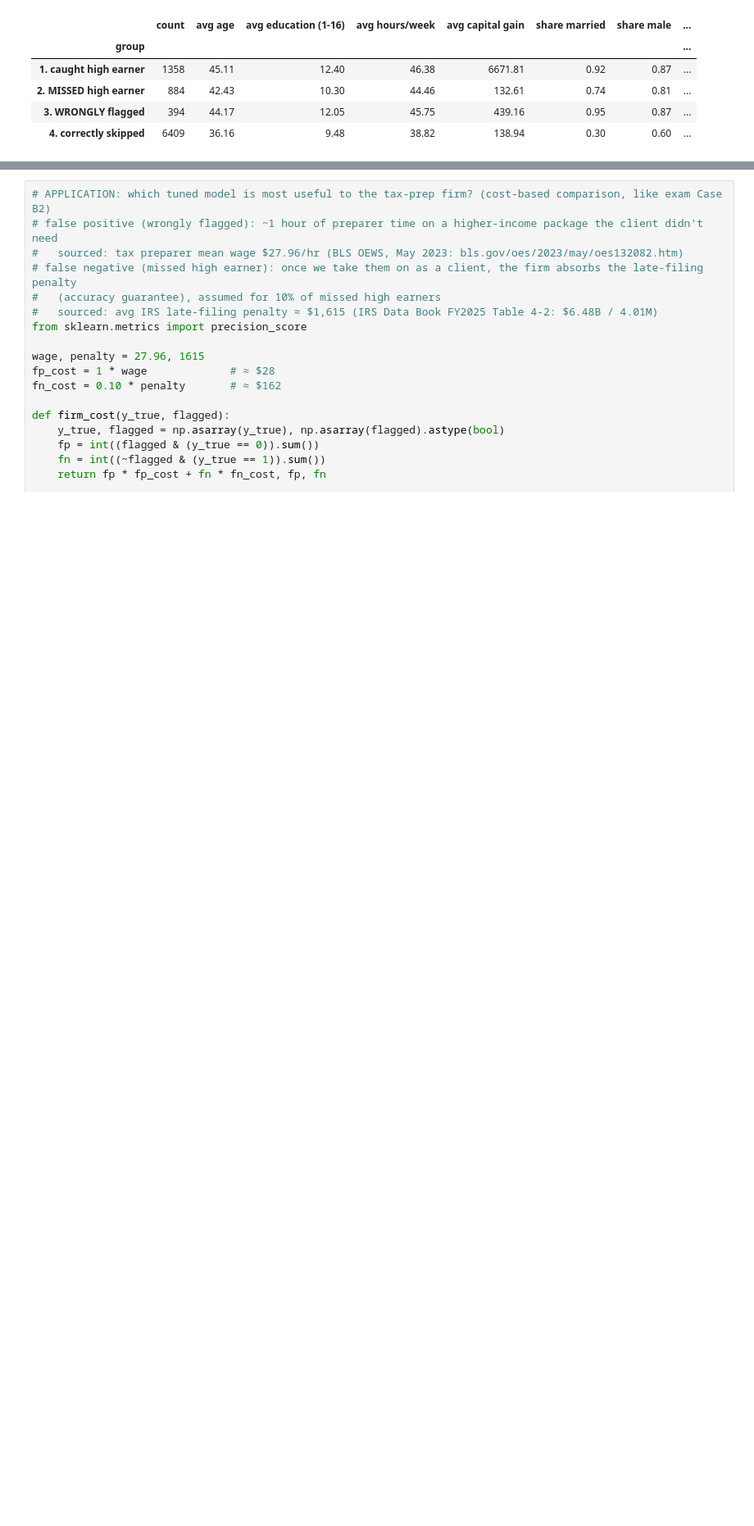
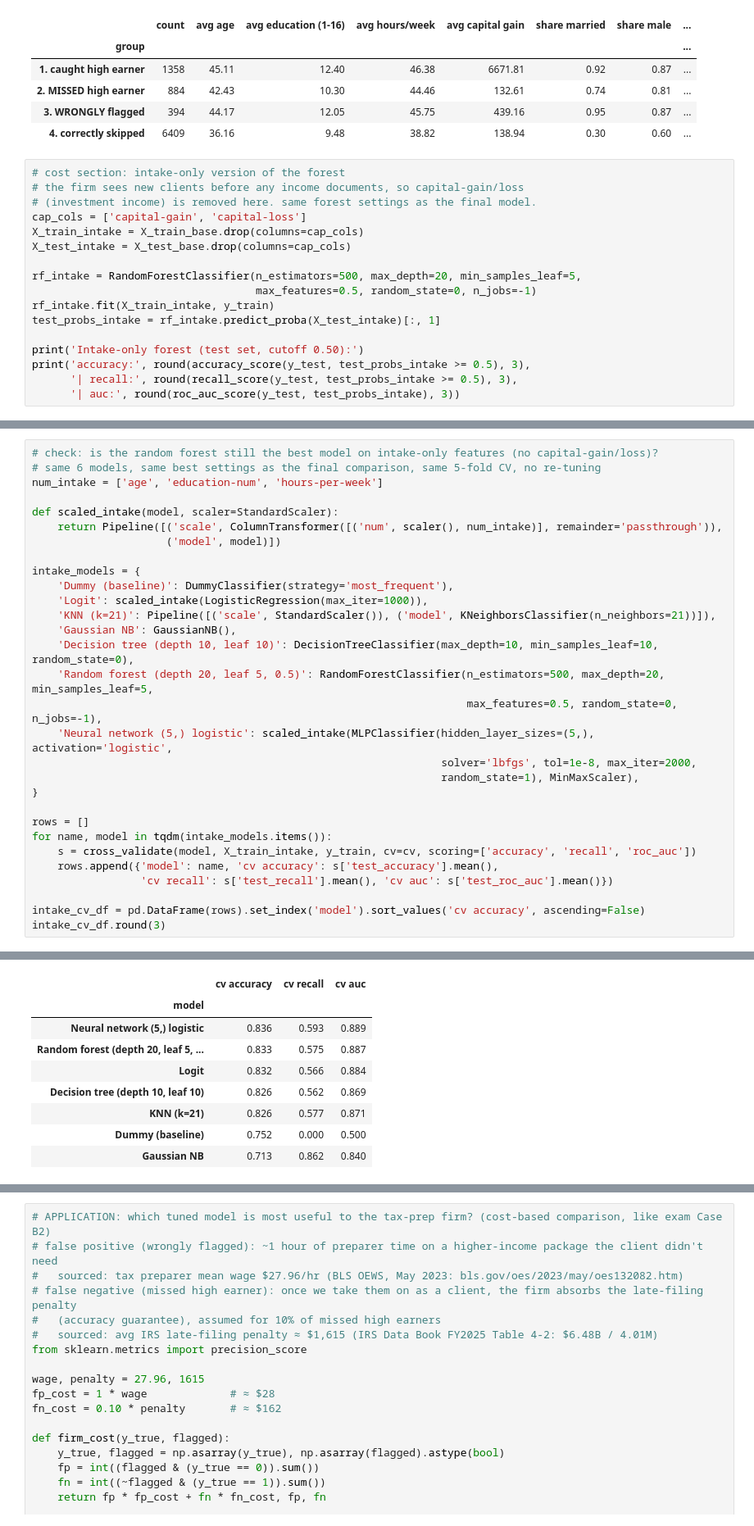
Before and after one commit to juliooo0/Team_A5, a Jupyter notebook: Predictive_Question.ipynb, the cells around one changed output, grey strips where cells are left out. Shown at 82% size. Drawn from its saved outputs; the diff is of its cells as text; blank space fills up the shorter version.

Commit message:
took out capital gains from the application section, tested to make sure random tree was best

```diff
--- a/Predictive_Question.ipynb
+++ b/Predictive_Question.ipynb
@@ -1338,3 +1338,20 @@ summary.round(2)
 | 2. MISSED high earner | 884 | 42.43 | 10.30 | 44.46 | 132.61 | 0.74 | 0.81 | ... |
 | 3. WRONGLY flagged | 394 | 44.17 | 12.05 | 45.75 | 439.16 | 0.95 | 0.87 | ... |
 | 4. correctly skipped | 6409 | 36.16 | 9.48 | 38.82 | 138.94 | 0.30 | 0.60 | ... |
+# %%
+# cost section: intake-only version of the forest
+# the firm sees new clients before any income documents, so capital-gain/loss
+# (investment income) is removed here. same forest settings as the final model.
+cap_cols = ['capital-gain', 'capital-loss']
+X_train_intake = X_train_base.drop(columns=cap_cols)
+X_test_intake = X_test_base.drop(columns=cap_cols)
+
+rf_intake = RandomForestClassifier(n_estimators=500, max_depth=20, min_samples_leaf=5,
+                                   max_features=0.5, random_state=0, n_jobs=-1)
+rf_intake.fit(X_train_intake, y_train)
+test_probs_intake = rf_intake.predict_proba(X_test_intake)[:, 1]
+
+print('Intake-only forest (test set, cutoff 0.50):')
+print('accuracy:', round(accuracy_score(y_test, test_probs_intake >= 0.5), 3),
+      '| recall:', round(recall_score(y_test, test_probs_intake >= 0.5), 3),
+      '| auc:', round(roc_auc_score(y_test, test_probs_intake), 3))
@@ -1340,0 +1361,31 @@ summary.round(2)
+# %%
+# check: is the random forest still the best model on intake-only features (no capital-gain/loss)?
+# same 6 models, same best settings as the final comparison, same 5-fold CV, no re-tuning
+num_intake = ['age', 'education-num', 'hours-per-week']
+
+def scaled_intake(model, scaler=StandardScaler):
+    return Pipeline([('scale', ColumnTransformer([('num', scaler(), num_intake)], remainder='passthrough')),
+                     ('model', model)])
+
+intake_models = {
+    'Dummy (baseline)': DummyClassifier(strategy='most_frequent'),
+    'Logit': scaled_intake(LogisticRegression(max_iter=1000)),
+    'KNN (k=21)': Pipeline([('scale', StandardScaler()), ('model', KNeighborsClassifier(n_neighbors=21))]),
+    'Gaussian NB': GaussianNB(),
+    'Decision tree (depth 10, leaf 10)': DecisionTreeClassifier(max_depth=10, min_samples_leaf=10, random_state=0),
+    'Random forest (depth 20, leaf 5, 0.5)': RandomForestClassifier(n_estimators=500, max_depth=20, min_samples_leaf=5,
+                                                                    max_features=0.5, random_state=0, n_jobs=-1),
+    'Neural network (5,) logistic': scaled_intake(MLPClassifier(hidden_layer_sizes=(5,), activation='logistic',
+                                                                solver='lbfgs', tol=1e-8, max_iter=2000,
+                                                                random_state=1), MinMaxScaler),
+}
+
+rows = []
+for name, model in tqdm(intake_models.items()):
+    s = cross_validate(model, X_train_intake, y_train, cv=cv, scoring=['accuracy', 'recall', 'roc_auc'])
+    rows.append({'model': name, 'cv accuracy': s['test_accuracy'].mean(),
+                 'cv recall': s['test_recall'].mean(), 'cv auc': s['test_roc_auc'].mean()})
+
+intake_cv_df = pd.DataFrame(rows).set_index('model').sort_values('cv accuracy', ascending=False)
+intake_cv_df.round(3)
+# %% [output]
@@ -1341,3 +1409,12 @@ summary.round(2)
+|  | cv accuracy | cv recall | cv auc |
+| model |  |  |  |
+| Neural network (5,) logistic | 0.836 | 0.593 | 0.889 |
+| Random forest (depth 20, leaf 5, ... | 0.833 | 0.575 | 0.887 |
+| Logit | 0.832 | 0.566 | 0.884 |
+| Decision tree (depth 10, leaf 10) | 0.826 | 0.562 | 0.869 |
+| KNN (k=21) | 0.826 | 0.577 | 0.871 |
+| Dummy (baseline) | 0.752 | 0.000 | 0.500 |
+| Gaussian NB | 0.713 | 0.862 | 0.840 |
 # %%
 # threshold choice by cost, tax-prep firm perspective (new clients, decided from the intake questionnaire)
 # false positive (wrongly flagged): ~1 hour of preparer time on a higher-income package the client didn't need
```
Also changed, not shown: parts of 3 cells of this notebook.
